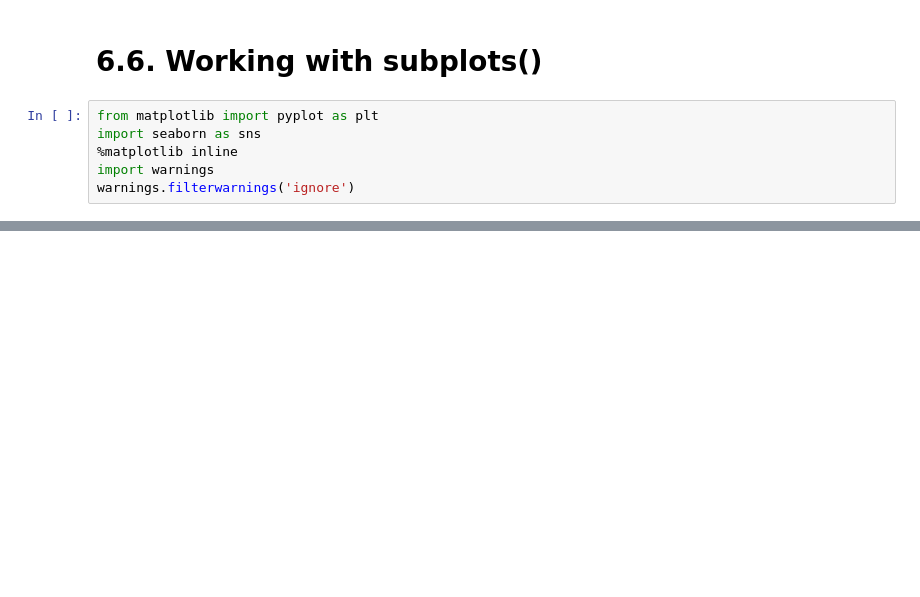
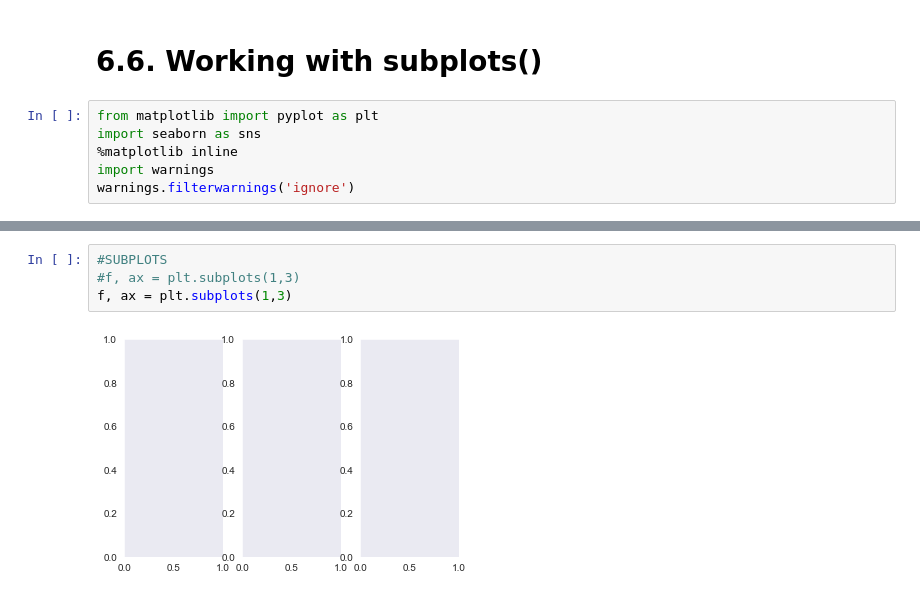
Before and after one commit to crivisan/Thesis_Prep, a Jupyter notebook: 1_Py4DS/6_Advanced_Visualization.ipynb, the cells around one changed output, grey strips where cells are left out. Cells and saved outputs as stored; diff of their text form; blank space fills up the shorter version.

```diff
--- a/1_Py4DS/6_Advanced_Visualization.ipynb
+++ b/1_Py4DS/6_Advanced_Visualization.ipynb
@@ -266,0 +273,6 @@ k2 = sns.kdeplot(movies.BudgetMillion, movies.AudienceRating)
+# %%
+#SUBPLOTS
+#f, ax = plt.subplots(1,3)
+f, ax = plt.subplots(1,3)
+# %% [output]
+[figure, added]
```
Also changed, not shown: parts of 15 cells of this notebook.
